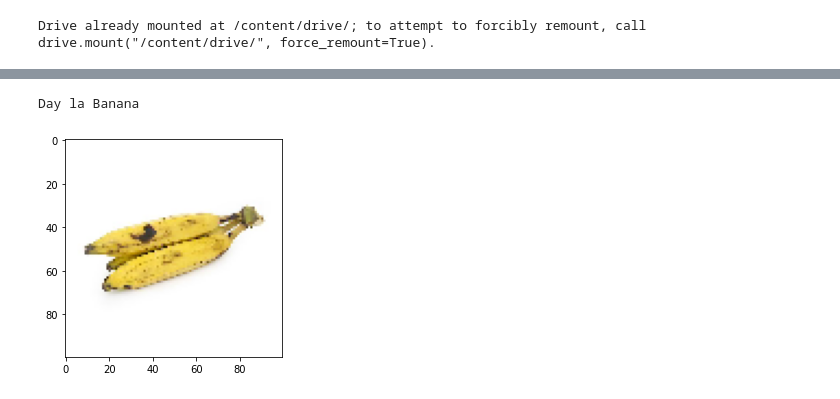
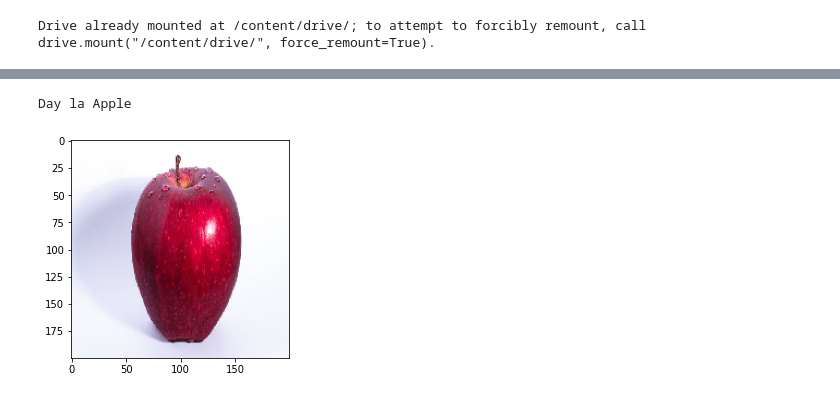
Before and after one commit to HoangQuanHCMUTEK19/CNN, a Jupyter notebook: NhanDienTraiCay.ipynb, the cells around one changed output, grey strips where cells are left out. Saved outputs shown, nothing was run; the diff lists cells and outputs as text; code cells hidden in the pictures.

```diff
--- a/NhanDienTraiCay.ipynb
+++ b/NhanDienTraiCay.ipynb
@@ -177,13 +131,13 @@ Day la Orange
-# %%
-#Load va hien thi anh
-img2 = load_img(test_path + "/Banana/banana_80.jpg",grayscale=False,color_mode='rgb',target_size=(100,100))
-plt.imshow(img2)
-#Chuyen Anh ve Dang Array
-img2 = img_to_array(img2)
-x3 = np.expand_dims(img2,axis=0)
-images2 = np.vstack([x3])
-#Du Doan hinh anh
-print('Day la '+ label[np.argmax(model.predict(images2))])
-# %% [output]
-Day la Banana
-[figure, removed]
+# %%
+#Load ảnh
+img = image.load_img('apple_93.jpg', target_size=(200,200))
+plt.imshow(img)
+#Chuyển ảnh về mảng
+img = img_to_array(img)
+img = img.reshape(1,200,200,3) #thay đổi hình dạng mảng
+img = img.astype('float32') #thay đổi kiểu dữ liệuliệu
+img = img/255 #chuẩn hóa dữ liệu thành 0 và  1
+print('Day la '+ labels[np.argmax(model.predict(img))]) #dự đoán
+# %% [output]
+Day la Apple
+[figure, added]
```
Also changed, not shown: parts of 16 cells of this notebook.
